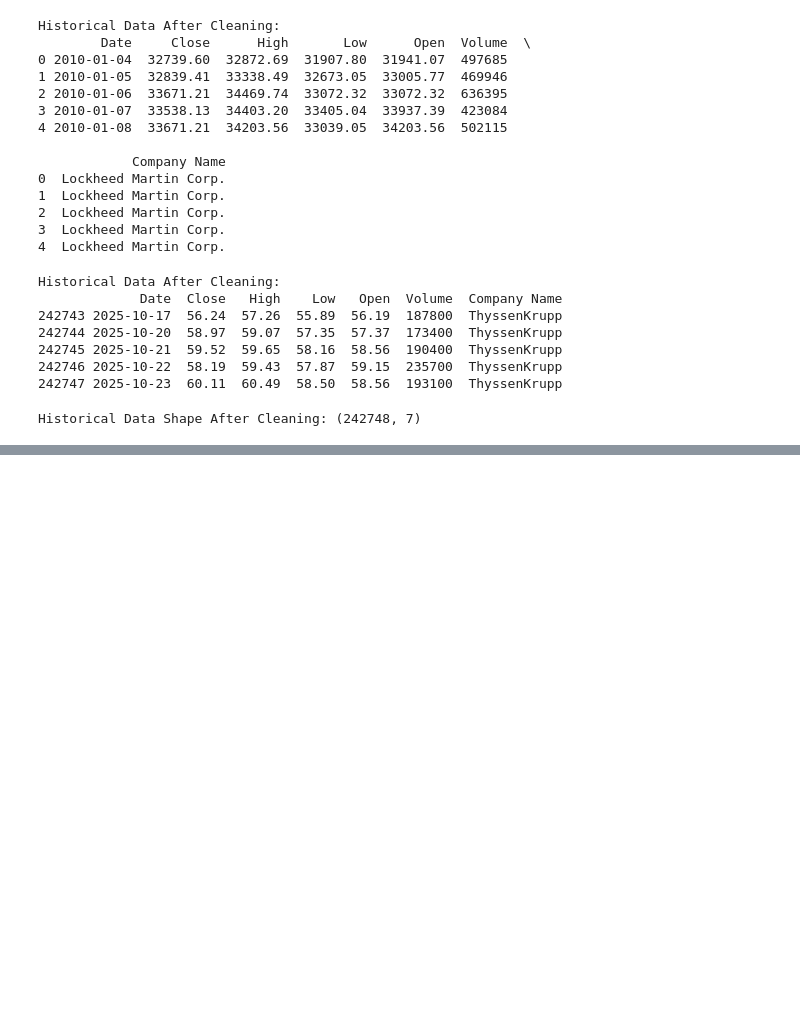
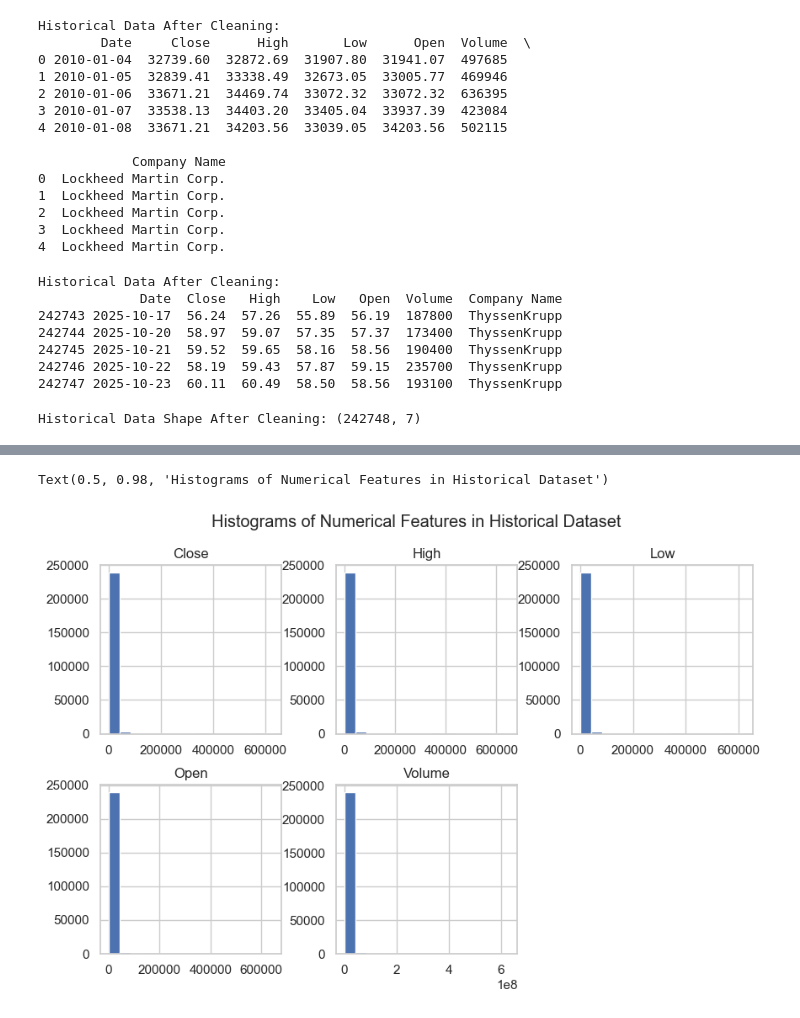
Before and after one commit to sarkima/data-analytics-project, a Jupyter notebook: data-analytics-project.ipynb, the cells around one changed output, grey strips where cells are left out. Saved outputs shown, nothing was run; the diff lists cells and outputs as text; code cells hidden in the pictures; blank space fills up the shorter version.

Commit message:
added code for data visualisation to the data-analytics-project notebook

```diff
--- a/data-analytics-project.ipynb
+++ b/data-analytics-project.ipynb
@@ -223,0 +228,10 @@ Historical Data Shape After Cleaning: (242748, 7)
+# %%
+# Let us now look at data visualisation
+
+# let us plot histograms for numerical features in the historical dataset
+numerical_features = df_historical.select_dtypes(include=['int64', 'float64']).columns
+df_historical[numerical_features].hist(bins=15, figsize=(10, 6), layout=(2, 3))
+plt.suptitle('Histograms of Numerical Features in Historical Dataset')
+# %% [output]
+Text(0.5, 0.98, 'Histograms of Numerical Features in Historical Dataset')
+[figure, added]
```
Also changed, not shown: parts of 11 cells of this notebook.
